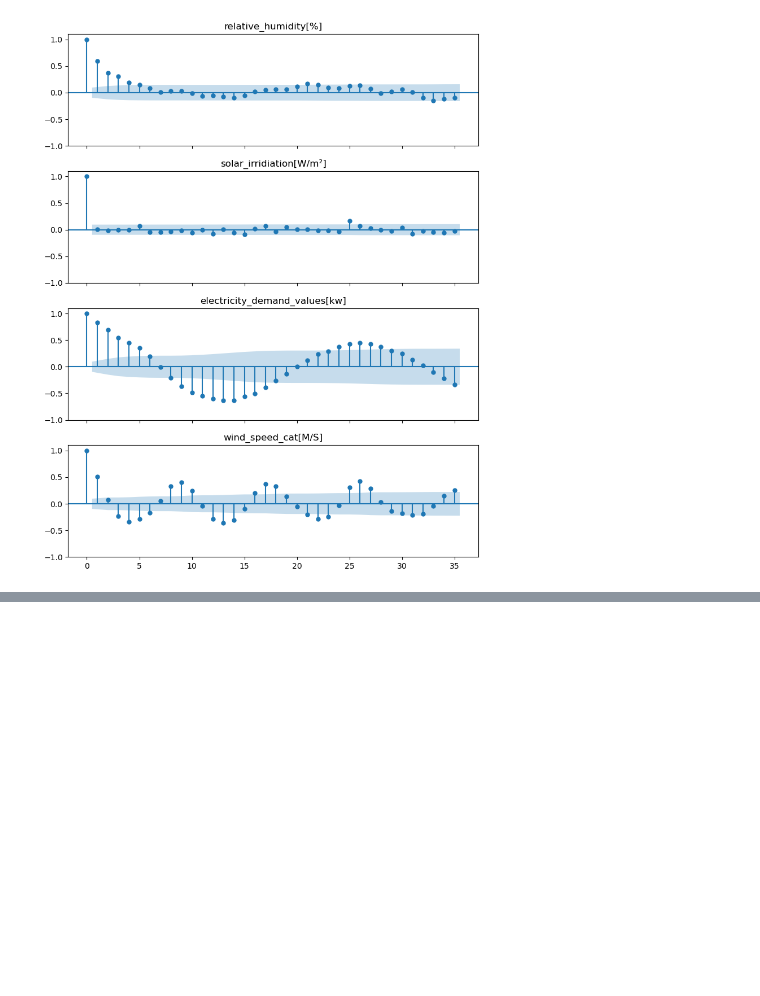
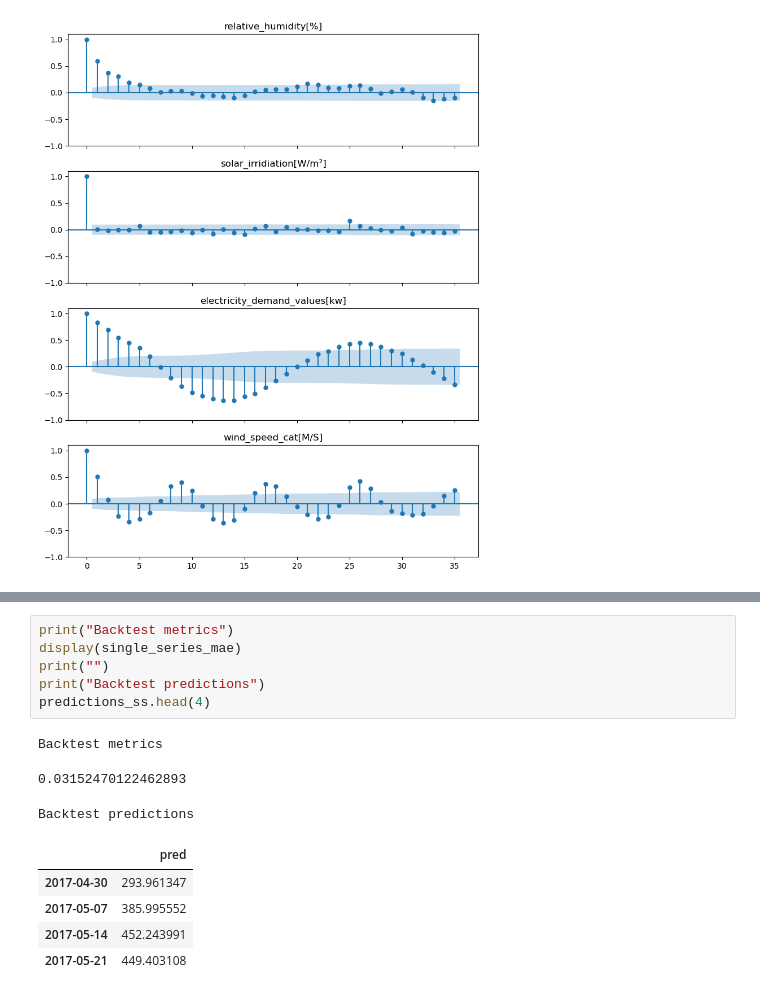
Before and after one commit to i-terzic/predicting-energy-consumption-based-on-weather-data, a Jupyter notebook: VAR.ipynb, the cells around one changed output, grey strips where cells are left out. Drawn from its saved outputs; the diff is of its cells as text; blank space fills up the shorter version.

```diff
--- a/VAR.ipynb
+++ b/VAR.ipynb
@@ -199,0 +191,15 @@ results
+# %%
+print("Backtest metrics")
+display(single_series_mae)
+print("")
+print("Backtest predictions")
+predictions_ss.head(4)
+# %% [output]
+Backtest metrics
+0.03152470122462893
+Backtest predictions
+|  | pred |
+| 2017-04-30 | 293.961347 |
+| 2017-05-07 | 385.995552 |
+| 2017-05-14 | 452.243991 |
+| 2017-05-21 | 449.403108 |
```
Also changed, not shown: parts of 20 cells of this notebook, 1 other file.
